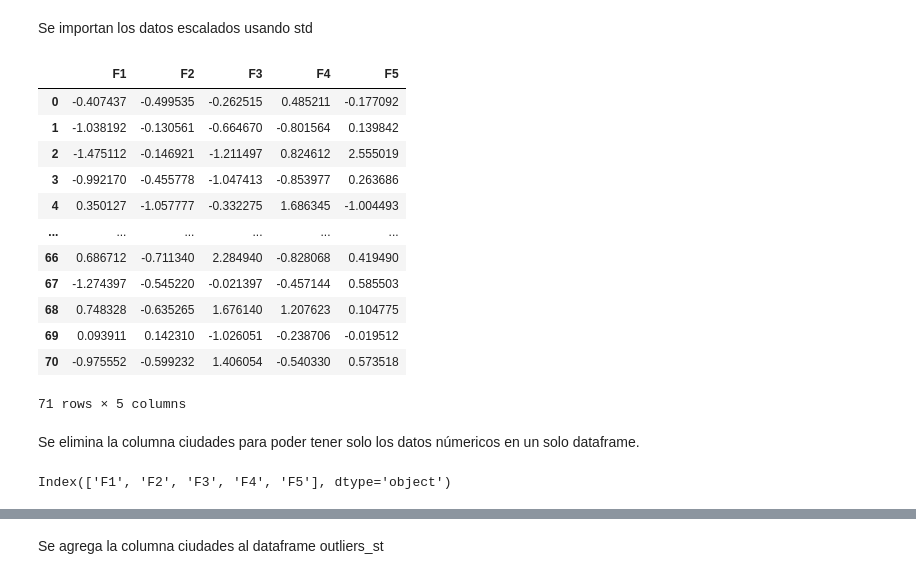
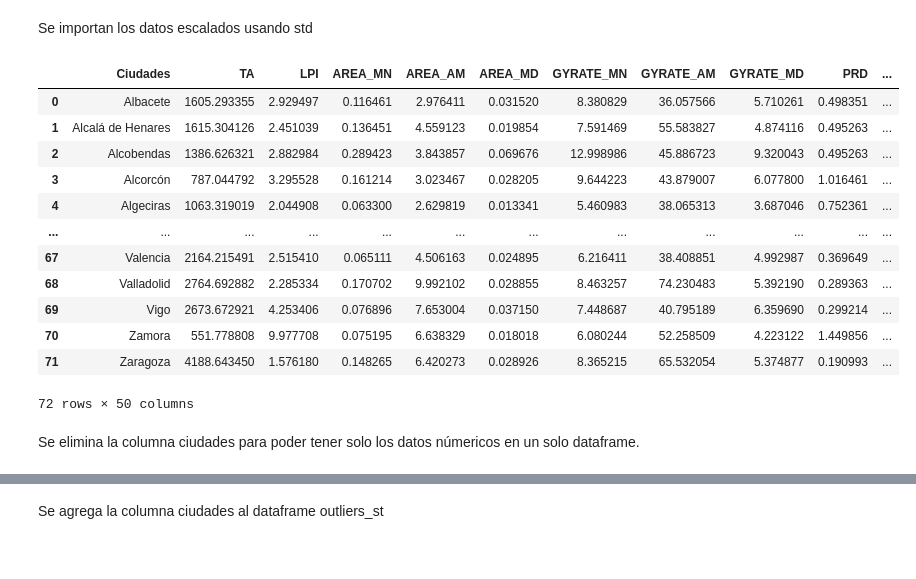
Before and after one commit to cristianvergaraf/clustering-cities-spain, a Jupyter notebook: outliers_funcion_nb.ipynb, the cells around one changed output, grey strips where cells are left out. Cells and saved outputs as stored; diff of their text form; code cells hidden in the pictures.

```diff
--- a/outliers_funcion_nb.ipynb
+++ b/outliers_funcion_nb.ipynb
@@ -9,25 +9,22 @@ import matplotlib.pyplot as plt
 # %% [markdown]
 Se importan los datos escalados usando std
 # %%
-usos_wide = pd.read_csv(r'D:\Respaldo toshiba\Documents\GitHub\manifolds\clustering-cities-spain\df_datos_std_clus.csv', encoding = 'ISO-8859-1')
+usos_wide = pd.read_csv('./datos_metricas_socioeconomicos_porcentajes.csv', encoding = 'ISO-8859-1')
+
 usos_wide
 # %% [output]
-|  | F1 | F2 | F3 | F4 | F5 |
-| 0 | -0.407437 | -0.499535 | -0.262515 | 0.485211 | -0.177092 |
-| 1 | -1.038192 | -0.130561 | -0.664670 | -0.801564 | 0.139842 |
-| 2 | -1.475112 | -0.146921 | -1.211497 | 0.824612 | 2.555019 |
-| 3 | -0.992170 | -0.455778 | -1.047413 | -0.853977 | 0.263686 |
-| 4 | 0.350127 | -1.057777 | -0.332275 | 1.686345 | -1.004493 |
-| ... | ... | ... | ... | ... | ... |
-| 66 | 0.686712 | -0.711340 | 2.284940 | -0.828068 | 0.419490 |
-| 67 | -1.274397 | -0.545220 | -0.021397 | -0.457144 | 0.585503 |
-| 68 | 0.748328 | -0.635265 | 1.676140 | 1.207623 | 0.104775 |
-| 69 | 0.093911 | 0.142310 | -1.026051 | -0.238706 | -0.019512 |
-| 70 | -0.975552 | -0.599232 | 1.406054 | -0.540330 | 0.573518 |
+|  | Ciudades | TA | LPI | AREA_MN | AREA_AM | AREA_MD | GYRATE_MN | GYRATE_AM | GYRATE_MD | PRD | ... |
+| 0 | Albacete | 1605.293355 | 2.929497 | 0.116461 | 2.976411 | 0.031520 | 8.380829 | 36.057566 | 5.710261 | 0.498351 | ... |
+| 1 | Alcalá de Henares | 1615.304126 | 2.451039 | 0.136451 | 4.559123 | 0.019854 | 7.591469 | 55.583827 | 4.874116 | 0.495263 | ... |
+| 2 | Alcobendas | 1386.626321 | 2.882984 | 0.289423 | 3.843857 | 0.069676 | 12.998986 | 45.886723 | 9.320043 | 0.495263 | ... |
+| 3 | Alcorcón | 787.044792 | 3.295528 | 0.161214 | 3.023467 | 0.028205 | 9.644223 | 43.879007 | 6.077800 | 1.016461 | ... |
+| 4 | Algeciras | 1063.319019 | 2.044908 | 0.063300 | 2.629819 | 0.013341 | 5.460983 | 38.065313 | 3.687046 | 0.752361 | ... |
+| ... | ... | ... | ... | ... | ... | ... | ... | ... | ... | ... | ... |
+| 67 | Valencia | 2164.215491 | 2.515410 | 0.065111 | 4.506163 | 0.024895 | 6.216411 | 38.408851 | 4.992987 | 0.369649 | ... |
+| 68 | Valladolid | 2764.692882 | 2.285334 | 0.170702 | 9.992102 | 0.028855 | 8.463257 | 74.230483 | 5.392190 | 0.289363 | ... |
+| 69 | Vigo | 2673.672921 | 4.253406 | 0.076896 | 7.653004 | 0.037150 | 7.448687 | 40.795189 | 6.359690 | 0.299214 | ... |
+| 70 | Zamora | 551.778808 | 9.977708 | 0.075195 | 6.638329 | 0.018018 | 6.080244 | 52.258509 | 4.223122 | 1.449856 | ... |
+| 71 | Zaragoza | 4188.643450 | 1.576180 | 0.148265 | 6.420273 | 0.028926 | 8.365215 | 65.532054 | 5.374877 | 0.190993 | ... |
-71 rows × 5 columns
+72 rows × 50 columns
 # %% [markdown]
 Se elimina la columna ciudades para poder tener solo los datos númericos en un solo dataframe.
-# %%
-usos_wide.columns
-# %% [output]
-Index(['F1', 'F2', 'F3', 'F4', 'F5'], dtype='object')
```
Also changed, not shown: parts of 12 cells of this notebook, 1 other file.
